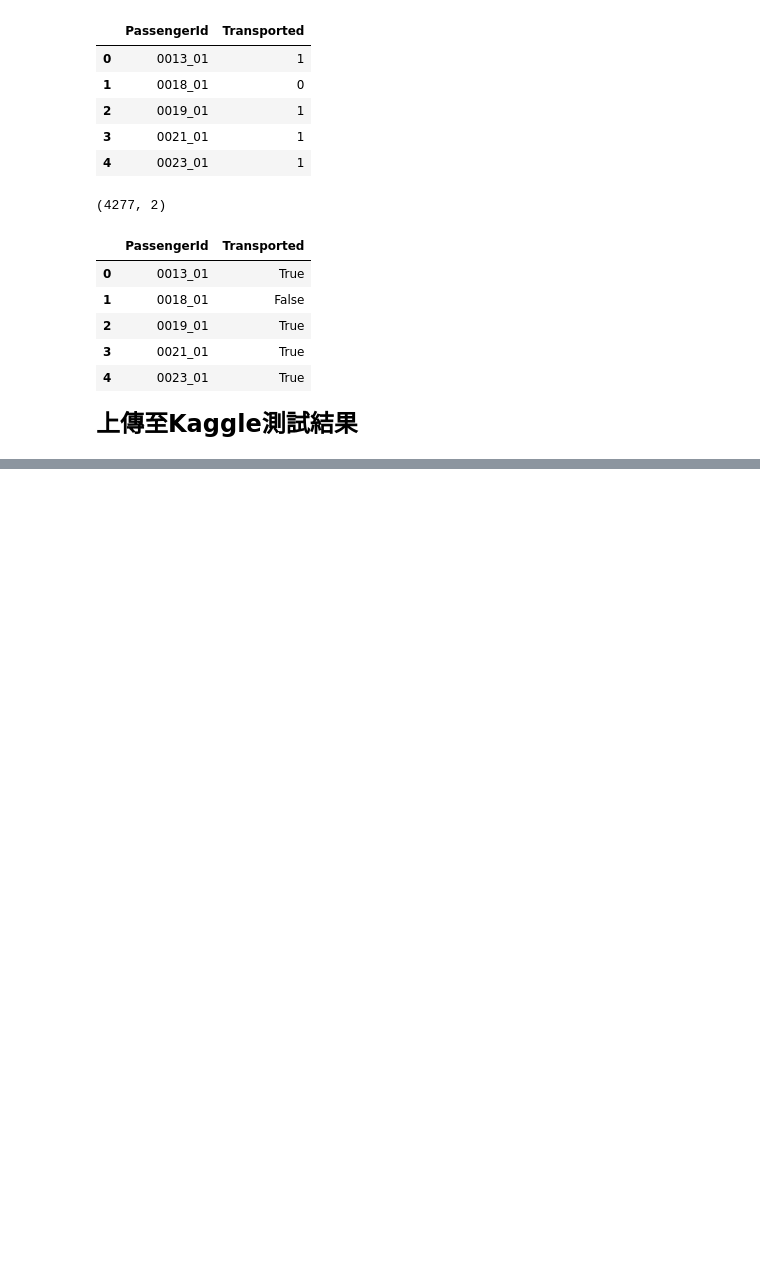
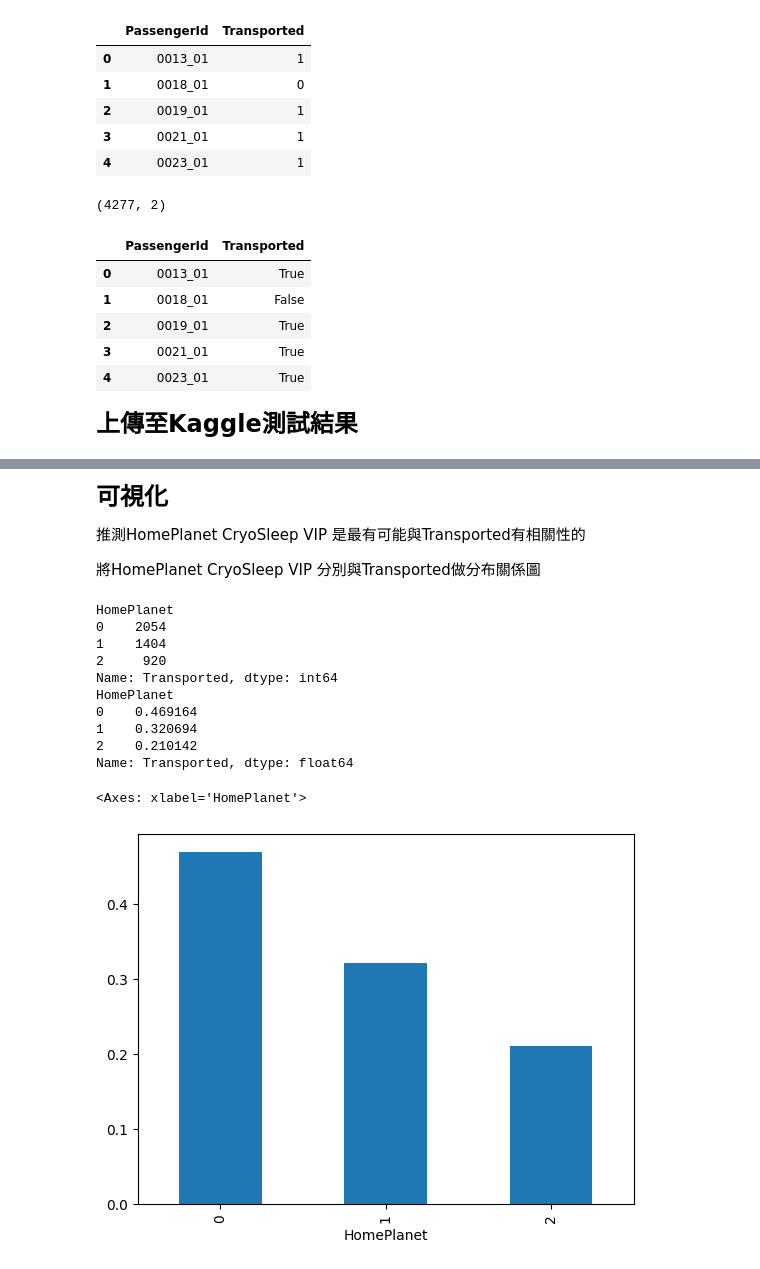
Before and after one commit to Aerofe/ML, a Jupyter notebook: ML-Midterm/main.ipynb, the cells around one changed output, grey strips where cells are left out. Saved outputs shown, nothing was run; the diff lists cells and outputs as text; code cells hidden in the pictures; blank space fills up the shorter version.

```diff
--- a/ML-Midterm/main.ipynb
+++ b/ML-Midterm/main.ipynb
@@ -239,7 +234,7 @@ all_data.head()
 | 4 | Earth | False | F/1/S | TRAPPIST-1e | 16.0 | False | 303.0 | 70.0 | 151.0 | ... |
 # %%
 #刪除Cabin特徵
-#all_data.drop('Cabin', axis=1, inplace=True)
+all_data.drop('Cabin', axis=1, inplace=True)
 all_data.head()
 # %% [output]
 |  | HomePlanet | CryoSleep | Destination | Age | VIP | RoomService | FoodCourt | ShoppingMall | Spa | ... |
@@ -689,3 +684,28 @@ sub.to_csv('submission.csv',index=False)
 <img src="score.JPG",width=320,height=240>
 # %% [output]
 [interactive output not drawn]
+# %% [markdown]
+<font size = 5 >**可視化**</font>
+
+推測HomePlanet CryoSleep VIP 是最有可能與Transported有相關性的
+
+將HomePlanet CryoSleep VIP 分別與Transported做分布關係圖
+# %%
+HP = train_data.groupby('HomePlanet').Transported.sum()
+TS_HP = train_data.Transported.sum()
+print(HP)
+print(HP/TS_HP)
+(HP/TS_HP).plot(kind='bar')
+# %% [output]
+HomePlanet
+0    2054
+1    1404
+2     920
+Name: Transported, dtype: int64
+HomePlanet
+0    0.469164
+1    0.320694
+2    0.210142
+Name: Transported, dtype: float64
+<Axes: xlabel='HomePlanet'>
+[figure, added]
```
Also changed, not shown: parts of 30 cells of this notebook.
